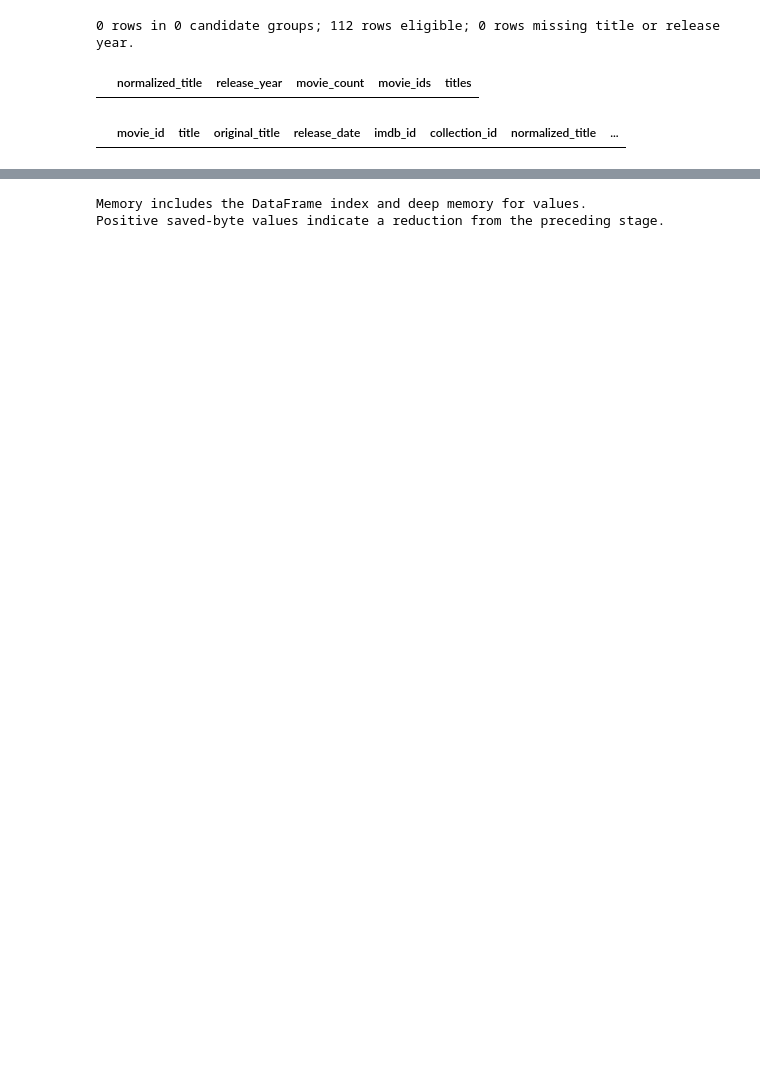
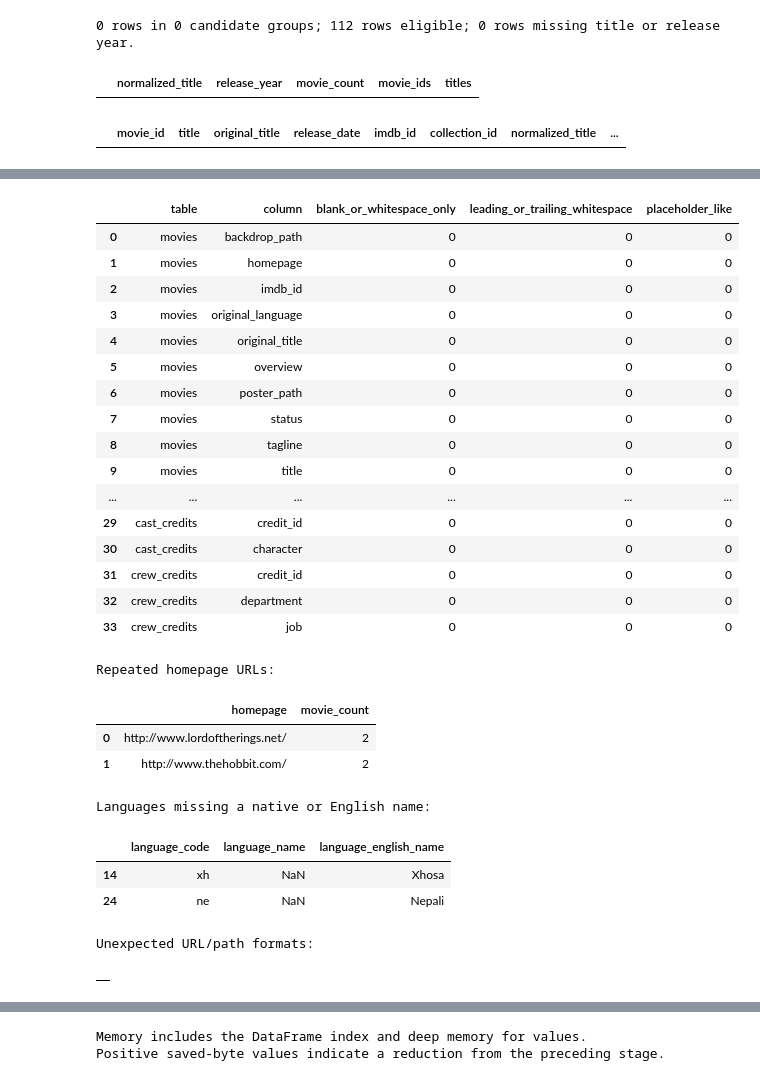
Before and after one commit to ishola-amalitech/streamvault, a Jupyter notebook: notebooks/02_profile_movie_data.ipynb, the cells around one changed output, grey strips where cells are left out. Drawn from its saved outputs; the diff is of its cells as text; code cells hidden in the pictures; blank space fills up the shorter version.

```diff
--- a/notebooks/02_profile_movie_data.ipynb
+++ b/notebooks/02_profile_movie_data.ipynb
@@ -472,0 +578,72 @@ display(
+# %%
+placeholder_pattern = r"^(unknown|n/?a|none|null|not available|-+)$"
+text_format_rows = []
+for table_name, frame in frames.items():
+    for column in frame.select_dtypes(include=["object", "string"]).columns:
+        values = frame[column]
+        as_string = values.astype("string")
+        blank_count = int(as_string.str.strip().eq("").fillna(False).sum())
+        whitespace_count = int((as_string.notna() & as_string.ne(as_string.str.strip())).sum())
+        placeholder_count = int(as_string.str.strip().str.casefold().str.fullmatch(placeholder_pattern).fillna(False).sum())
+        text_format_rows.append({
+            "table": table_name,
+            "column": column,
+            "blank_or_whitespace_only": blank_count,
+            "leading_or_trailing_whitespace": whitespace_count,
+            "placeholder_like": placeholder_count,
+        })
+
+text_format_profile = pd.DataFrame(text_format_rows)
+display(text_format_profile)
+
+if "homepage" in movies.columns:
+    homepage_counts = movies["homepage"].dropna().astype("string").value_counts()
+    repeated_homepages = homepage_counts[homepage_counts > 1].rename("movie_count").reset_index().rename(columns={"index": "homepage"})
+    print("Repeated homepage URLs:")
+    display(repeated_homepages)
+
+language_name_columns = [column for column in ("language_name", "language_english_name") if column in tables.languages.columns]
+if language_name_columns:
+    unknown_languages = tables.languages.loc[
+        tables.languages[language_name_columns].isna().any(axis=1)
+    ]
+    print("Languages missing a native or English name:")
+    display(unknown_languages)
+
+url_like_columns = [column for column in ("homepage", "poster_path", "backdrop_path", "profile_path") if column in movies.columns]
+malformed_url_rows = []
+for column in url_like_columns:
+    values = movies[column].dropna().astype("string")
+    malformed = values.loc[~values.str.match(r"^(https?://|/)")]
+    if not malformed.empty:
+        malformed_url_rows.append({"column": column, "unexpected_format_count": len(malformed), "examples": malformed.head(5).tolist()})
+print("Unexpected URL/path formats:")
+display(pd.DataFrame(malformed_url_rows))
+# %% [output]
+|  | table | column | blank_or_whitespace_only | leading_or_trailing_whitespace | placeholder_like |
+| 0 | movies | backdrop_path | 0 | 0 | 0 |
+| 1 | movies | homepage | 0 | 0 | 0 |
+| 2 | movies | imdb_id | 0 | 0 | 0 |
+| 3 | movies | original_language | 0 | 0 | 0 |
+| 4 | movies | original_title | 0 | 0 | 0 |
+| 5 | movies | overview | 0 | 0 | 0 |
+| 6 | movies | poster_path | 0 | 0 | 0 |
+| 7 | movies | status | 0 | 0 | 0 |
+| 8 | movies | tagline | 0 | 0 | 0 |
+| 9 | movies | title | 0 | 0 | 0 |
+| ... | ... | ... | ... | ... | ... |
+| 29 | cast_credits | credit_id | 0 | 0 | 0 |
+| 30 | cast_credits | character | 0 | 0 | 0 |
+| 31 | crew_credits | credit_id | 0 | 0 | 0 |
+| 32 | crew_credits | department | 0 | 0 | 0 |
+| 33 | crew_credits | job | 0 | 0 | 0 |
+Repeated homepage URLs:
+|  | homepage | movie_count |
+| 0 | http://www.lordoftherings.net/ | 2 |
+| 1 | http://www.thehobbit.com/ | 2 |
+Languages missing a native or English name:
+|  | language_code | language_name | language_english_name |
+| 14 | xh | NaN | Xhosa |
+| 24 | ne | NaN | Nepali |
+Unexpected URL/path formats:
+|  |
```
Also changed, not shown: parts of 37 cells of this notebook, 3 other files.
